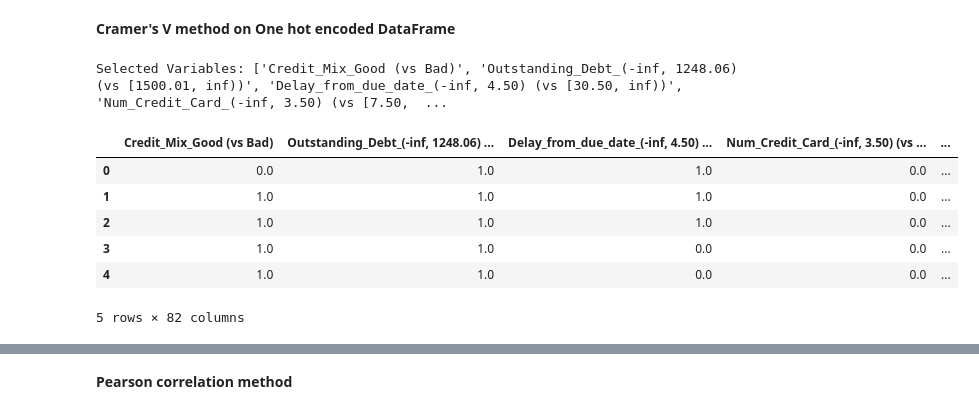
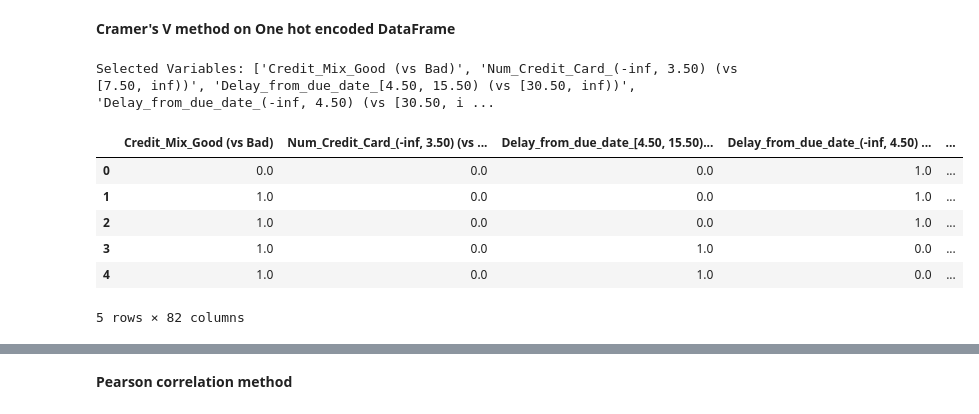
Before and after one commit to Imadberkani/scorescanner, a Jupyter notebook: tutorials/credit_score_classification.ipynb, the cells around one changed output, grey strips where cells are left out. Cells and saved outputs as stored; diff of their text form; code cells hidden in the pictures.

```diff
--- a/tutorials/credit_score_classification.ipynb
+++ b/tutorials/credit_score_classification.ipynb
@@ -470,12 +479,12 @@ column_dict = {
     "Num_of_Delayed_Payment": "[20.50, inf)",
     "Annual_Income": "(-inf, 10270.89)",
     "Credit_Utilization_Ratio": "[24.50, inf)",
-    "Interest_Rate": "(-inf, 15.50)",
+    "Interest_Rate": "[24.50, inf)",
     "Num_Bank_Accounts": "[8.50, inf)",
     "Outstanding_Debt": "[1500.01, inf)",
 }
 # Initializing the DataPreparerForLogisticRegression
-data_preparer = logisticregressionpreparer(
+data_preparer = refcatencoder(
     columns=[col for col in features], column_dict=column_dict
 )
 # Applying the data preparation steps
@@ -580,30 +593,34 @@ prepared_df['ovr_target'] = prepared_df['Credit_Score'].apply(lambda x: 1 if x =
 # %%
 # Initializing variableselector class
 selector_cramer = variableselector(
-    target="ovr_target", corr_threshold=0.35, metric="cramers_v", use_vif=False
+    target="ovr_target",
+    corr_threshold=0.35,
+    metric="cramers_v",
+    use_vif=False,
+    sample_size=10000,
 )
 
 # Fitting variableselector to data
 selector_cramer.fit(prepared_df.drop(columns=["Credit_Score"]))
 
 # Selected variables
 print("Selected Variables:", selector_cramer.selected_variables)
 
 # Filtering data to selected variables
 selected_features_df = selector_cramer.transform(
     prepared_df.drop(columns=["Credit_Score"])
 )
 
 
 selected_features_df.head()
 # %% [output]
-Selected Variables: ['Credit_Mix_Good (vs Bad)', 'Outstanding_Debt_(-inf, 1248.06) (vs [1500.01, inf))', 'Delay_from_due_date_(-inf, 4.50) (vs [30.50, inf))', 'Num_Credit_Card_(-inf, 3.50) (vs [7.50,  ...
+Selected Variables: ['Credit_Mix_Good (vs Bad)', 'Num_Credit_Card_(-inf, 3.50) (vs [7.50, inf))', 'Delay_from_due_date_[4.50, 15.50) (vs [30.50, inf))', 'Delay_from_due_date_(-inf, 4.50) (vs [30.50, i ...
-|  | Credit_Mix_Good (vs Bad) | Outstanding_Debt_(-inf, 1248.06) ... | Delay_from_due_date_(-inf, 4.50) ... | Num_Credit_Card_(-inf, 3.50) (vs ... | ... |
-| 0 | 0.0 | 1.0 | 1.0 | 0.0 | ... |
-| 1 | 1.0 | 1.0 | 1.0 | 0.0 | ... |
-| 2 | 1.0 | 1.0 | 1.0 | 0.0 | ... |
-| 3 | 1.0 | 1.0 | 0.0 | 0.0 | ... |
-| 4 | 1.0 | 1.0 | 0.0 | 0.0 | ... |
+|  | Credit_Mix_Good (vs Bad) | Num_Credit_Card_(-inf, 3.50) (vs ... | Delay_from_due_date_[4.50, 15.50)... | Delay_from_due_date_(-inf, 4.50) ... | ... |
+| 0 | 0.0 | 0.0 | 0.0 | 1.0 | ... |
+| 1 | 1.0 | 0.0 | 0.0 | 1.0 | ... |
+| 2 | 1.0 | 0.0 | 0.0 | 1.0 | ... |
+| 3 | 1.0 | 0.0 | 1.0 | 0.0 | ... |
+| 4 | 1.0 | 0.0 | 1.0 | 0.0 | ... |
 5 rows × 82 columns
 # %%
 with open("eliminated_variables_info.json", 'r') as file:
```
Also changed, not shown: parts of 30 cells of this notebook.
